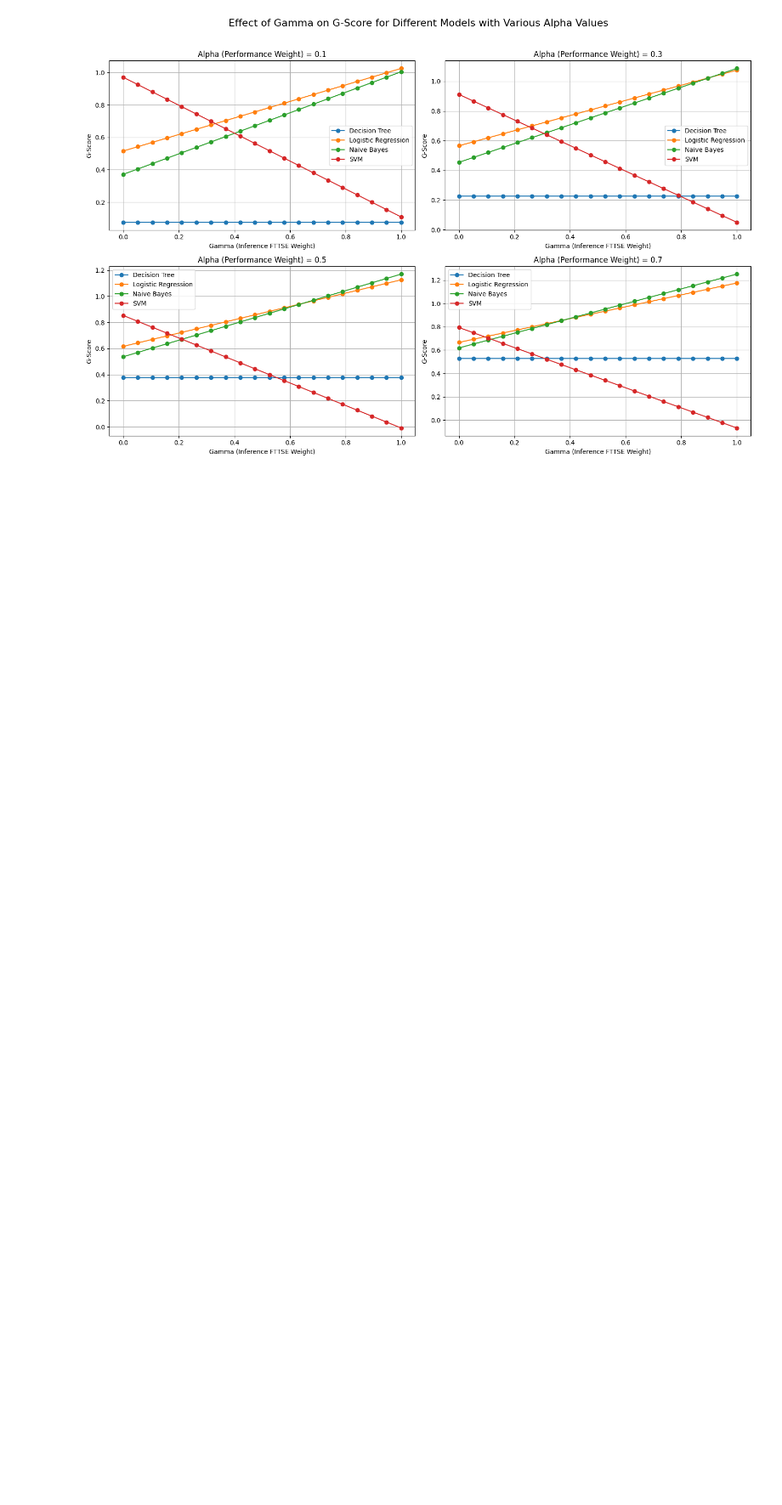
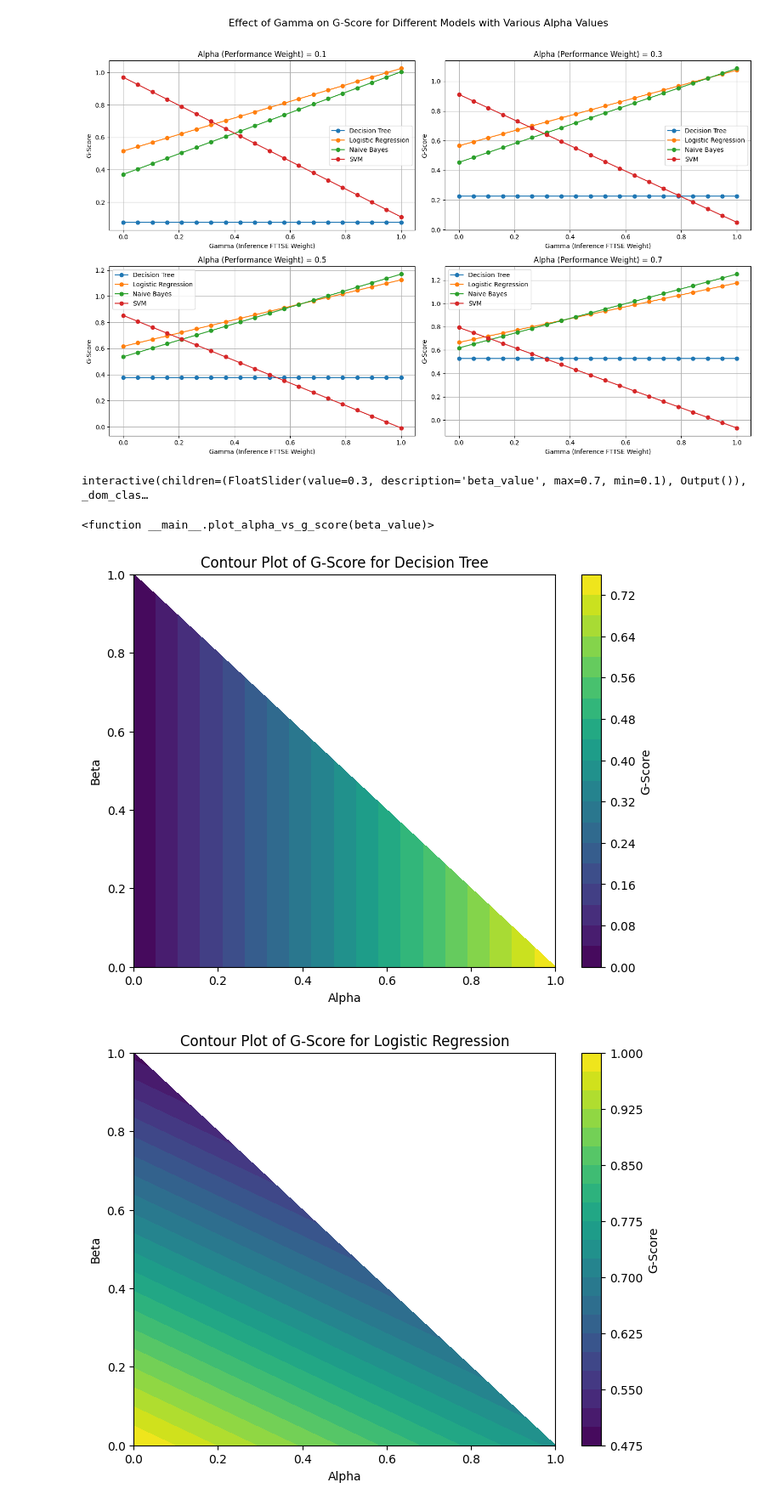
Before and after one commit to DTufto/G-score, a Jupyter notebook: results/plot_results.ipynb, the cells around one changed output. Shown at 85% size. Cells and saved outputs as stored; diff of their text form; code cells hidden in the pictures; blank space fills up the shorter version.

Commit message:
More ways to plot results

```diff
--- a/results/plot_results.ipynb
+++ b/results/plot_results.ipynb
@@ -191,3 +191,71 @@ plt.tight_layout(rect=[0, 0, 1, 0.96])  # Adjust layout to make room for the sup
 plt.show()
 # %% [output]
 [figure]
+# %%
+import numpy as np
+import matplotlib.pyplot as plt
+from ipywidgets import interact, FloatSlider
+
+def plot_alpha_vs_g_score(beta_value):
+    fig, ax = plt.subplots(figsize=(8, 6))
+
+    for model in averages_df["Model"]:
+        f1 = averages_df[averages_df["Model"] == model]["F1_Score"].values[0]
+        train = averages_df[averages_df["Model"] == model]["FTTSE_Training_norm"].values[0]
+        inference = averages_df[averages_df["Model"] == model]["FTTSE_Inference_norm"].values[0]
+
+        g_scores = []
+        for alpha in alpha_values:
+            gamma_value = 1 - alpha - beta_value
+            if gamma_value >= 0:
+                g_score = calculate_G_score(alpha, beta_value, gamma_value, f1, train, inference)
+                g_scores.append(g_score.mean())
+            else:
+                g_scores.append(np.nan)
+
+        ax.plot(alpha_values, g_scores, marker='o', label=f'{model}')
+
+    ax.set_xlabel('Alpha (Performance Weight)')
+    ax.set_ylabel('G-Score')
+    ax.set_title(f'Effect of Alpha on G-Score with Beta = {beta_value}')
+    ax.legend()
+    ax.grid(True)
+    plt.show()
+
+# Create an interactive widget to control beta
+interact(plot_alpha_vs_g_score, beta_value=FloatSlider(min=0.1, max=0.7, step=0.1, value=0.3))
+# %% [output]
+interactive(children=(FloatSlider(value=0.3, description='beta_value', max=0.7, min=0.1), Output()), _dom_clas…
+<function __main__.plot_alpha_vs_g_score(beta_value)>
+# %%
+import numpy as np
+import matplotlib.pyplot as plt
+
+alpha_values = np.linspace(0, 1, 20)
+beta_values = np.linspace(0, 1, 20)
+
+for model in averages_df["Model"]:
+    f1 = averages_df[averages_df["Model"] == model]["F1_Score"].values[0]
+    train = averages_df[averages_df["Model"] == model]["FTTSE_Training_norm"].values[0]
+    inference = averages_df[averages_df["Model"] == model]["FTTSE_Inference_norm"].values[0]
+
+    g_scores = np.empty((len(alpha_values), len(beta_values)))
+
+    for i, alpha in enumerate(alpha_values):
+        for j, beta in enumerate(beta_values):
+            gamma = 1 - alpha - beta
+            if gamma >= 0:
+                g_scores[i, j] = calculate_G_score(alpha, beta, gamma, f1, train, inference).mean()
+            else:
+                g_scores[i, j] = np.nan
+
+    plt.figure(figsize=(8, 6))
+    plt.contourf(alpha_values, beta_values, g_scores.T, levels=20, cmap='viridis')
+    plt.colorbar(label='G-Score')
+    plt.xlabel('Alpha')
+    plt.ylabel('Beta')
+    plt.title(f'Contour Plot of G-Score for {model}')
+    plt.show()
+# %% [output]
+[figure, added]
+[figure, added]
```
Also changed, not shown: parts of 4 cells of this notebook.
